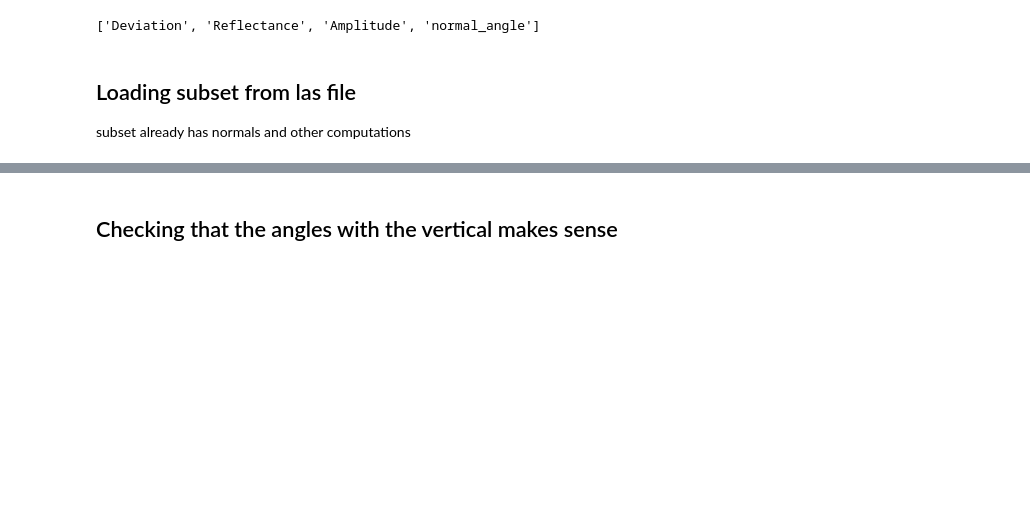
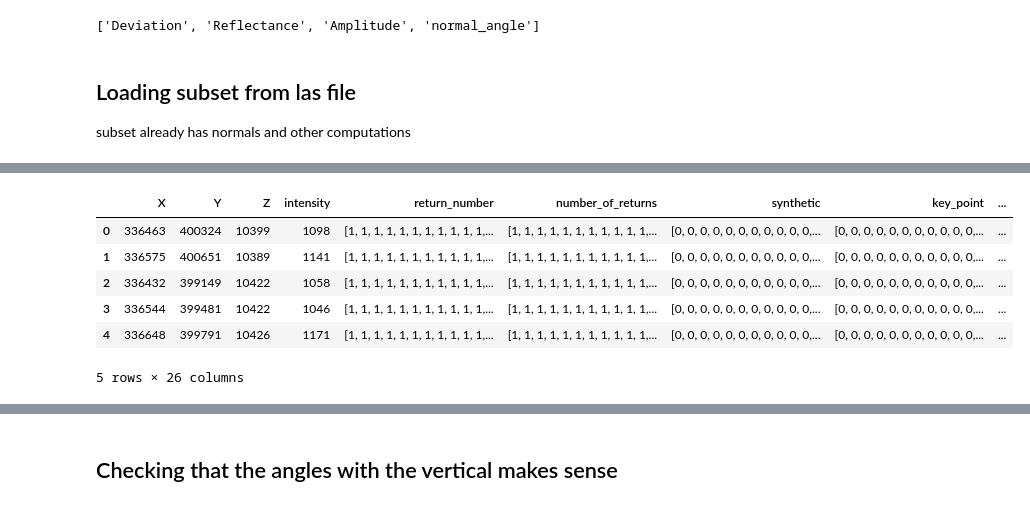
Before and after one commit to pratyush1611/CIE4604_Assignment4, a Jupyter notebook: a4_ml_laspy.ipynb, the cells around one changed output, grey strips where cells are left out. Saved outputs shown, nothing was run; the diff lists cells and outputs as text; code cells hidden in the pictures; blank space fills up the shorter version.

Commit message:
added way to put points to df, and proposed workflow for classification, bbox changed

```diff
--- a/a4_ml_laspy.ipynb
+++ b/a4_ml_laspy.ipynb
@@ -52,15 +52,16 @@ def get_spatial_subset(
 cloud = laspy.read(r"./data/AHN4_Noordwijk.laz")
 # %%
 # define the area of interest
-xcenter = 89400
-bbbox_size = 100
-ycenter = 472868
-xmin = xcenter - 0.5 * bbbox_size
-xmax = xcenter + 0.5 * bbbox_size
-ymin = ycenter - 0.5 * bbbox_size
-ymax = ycenter + 0.5 * bbbox_size
+xcenter = 89401.42414516   #89400
+bbbox_size_length= 170           #300
+bbbox_size_width = 100           #300
+ycenter = 472877.83174913  #472868
+xmin = xcenter - 0.5 * bbbox_size_length
+xmax = xcenter + 0.5 * bbbox_size_length
+ymin = ycenter - 0.5 * bbbox_size_width
+ymax = ycenter + 0.5 * bbbox_size_width
 print(
-    f"Bounding box is between {xmin} and {xmax} in the x direction and {ymin} and {ymax} in the y direction (referenced to the coordinates in the LAZ file)"
+    f"Bounding box is between {xmin} and {xmax} longitude and {ymin} and {ymax} latitude (referenced to the coordinates in the LAZ file [EPSG:28992])"
 )
 # create the subset
 subset = get_spatial_subset(cloud, xmin, xmax, ymin, ymax)
@@ -225,4 +226,17 @@ subset.write("./data/subsetted.las")
 ## <a name="subsetLoad"></a>Loading subset from las file
 subset already has normals and other computations
 # %%
-subset = laspy.read(r"./data/subsetted.las")
+subset = laspy.read(r"./data/subsetted_pk_code1.las")
+# %%
+
+for i in subset.point_format.dimension_names:
+    print(i)
+    print(subset[i])
+# for name in subset.point_format.dimension_names:
+#     # need to handle different methods for views that return arrays and views that return subviews
+#     try:
+#         mean_ = subset[name].mean()
+#     except:
+#         mean_ = "N/A"
+
+#     print(f"|{name}|{subset[name].max()}|{subset[name].min()}|{mean_}|  |")
@@ -228,0 +261,17 @@ subset = laspy.read(r"./data/subsetted.las")
+# %%
+df_data_dict={}
+for i in subset.point_format.dimension_names:
+    df_data_dict[i] = subset[i]
+    # print(i)
+    # print(subset[i])
+
+las_df = pd.DataFrame(data=df_data_dict)
+las_df.head()
+# %% [output]
+|  | X | Y | Z | intensity | return_number | number_of_returns | synthetic | key_point | ... |
+| 0 | 336463 | 400324 | 10399 | 1098 | [1, 1, 1, 1, 1, 1, 1, 1, 1, 1, 1,... | [1, 1, 1, 1, 1, 1, 1, 1, 1, 1, 1,... | [0, 0, 0, 0, 0, 0, 0, 0, 0, 0, 0,... | [0, 0, 0, 0, 0, 0, 0, 0, 0, 0, 0,... | ... |
+| 1 | 336575 | 400651 | 10389 | 1141 | [1, 1, 1, 1, 1, 1, 1, 1, 1, 1, 1,... | [1, 1, 1, 1, 1, 1, 1, 1, 1, 1, 1,... | [0, 0, 0, 0, 0, 0, 0, 0, 0, 0, 0,... | [0, 0, 0, 0, 0, 0, 0, 0, 0, 0, 0,... | ... |
+| 2 | 336432 | 399149 | 10422 | 1058 | [1, 1, 1, 1, 1, 1, 1, 1, 1, 1, 1,... | [1, 1, 1, 1, 1, 1, 1, 1, 1, 1, 1,... | [0, 0, 0, 0, 0, 0, 0, 0, 0, 0, 0,... | [0, 0, 0, 0, 0, 0, 0, 0, 0, 0, 0,... | ... |
+| 3 | 336544 | 399481 | 10422 | 1046 | [1, 1, 1, 1, 1, 1, 1, 1, 1, 1, 1,... | [1, 1, 1, 1, 1, 1, 1, 1, 1, 1, 1,... | [0, 0, 0, 0, 0, 0, 0, 0, 0, 0, 0,... | [0, 0, 0, 0, 0, 0, 0, 0, 0, 0, 0,... | ... |
+| 4 | 336648 | 399791 | 10426 | 1171 | [1, 1, 1, 1, 1, 1, 1, 1, 1, 1, 1,... | [1, 1, 1, 1, 1, 1, 1, 1, 1, 1, 1,... | [0, 0, 0, 0, 0, 0, 0, 0, 0, 0, 0,... | [0, 0, 0, 0, 0, 0, 0, 0, 0, 0, 0,... | ... |
+5 rows × 26 columns
```
Also changed, not shown: parts of 5 cells of this notebook.
